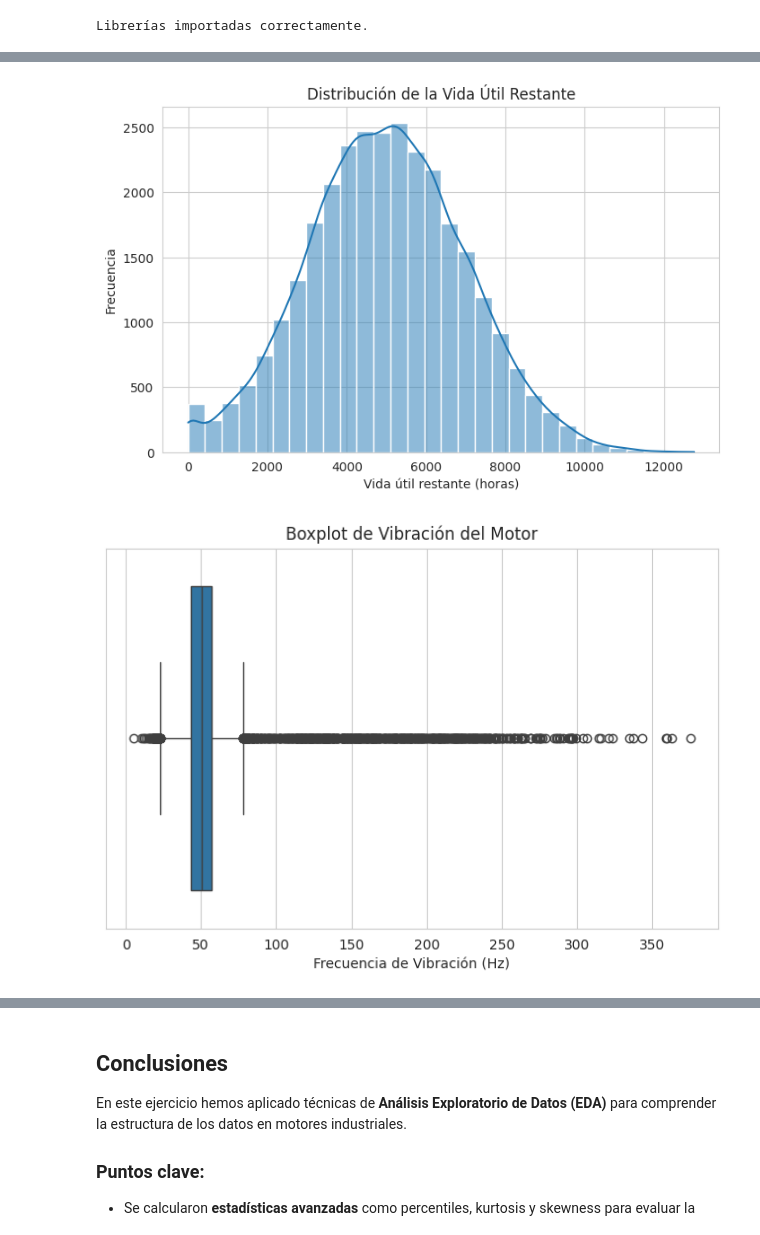
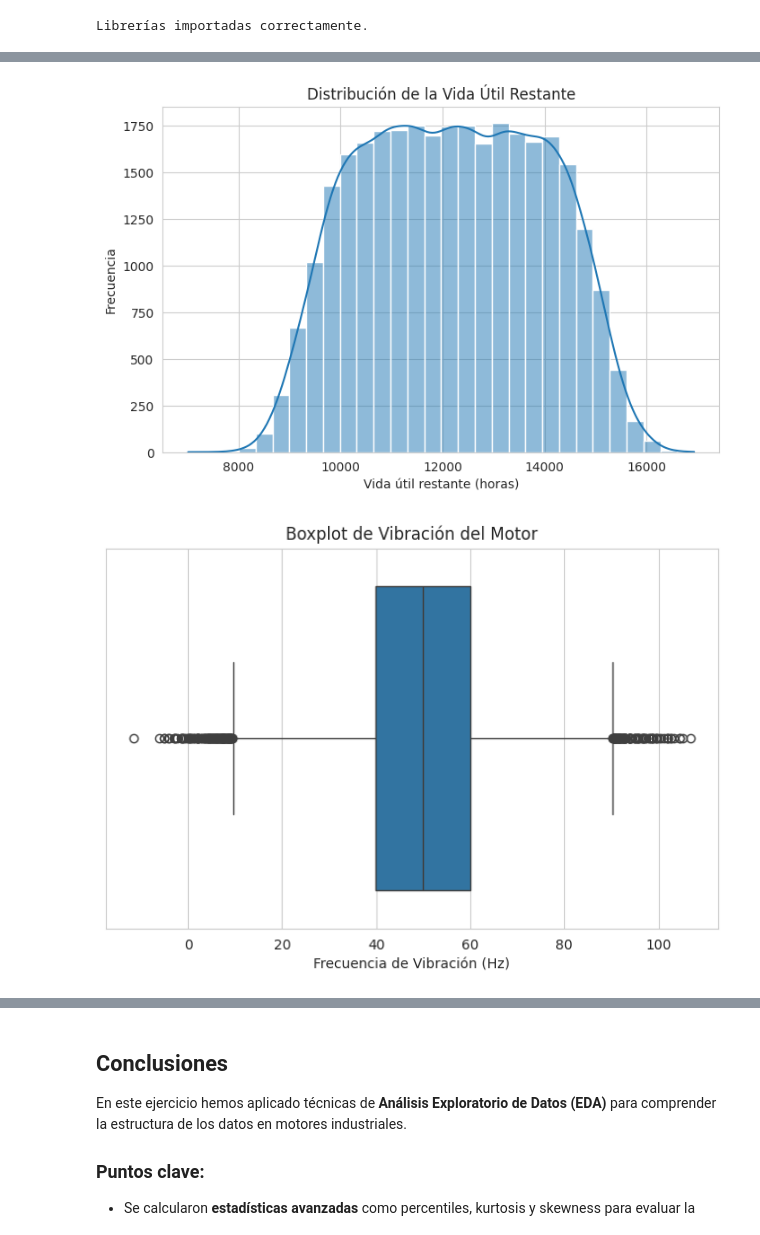
Before and after one commit to dtoralg/IE_Calidad_ML, a Jupyter notebook: Ejercicios/Modulo 2/Modulo_2_Ejercicio_4_EDA_Visualizacion_Resuelto.ipynb, the cells around one changed output, grey strips where cells are left out. Drawn from its saved outputs; the diff is of its cells as text; code cells hidden in the pictures.

```diff
--- a/Ejercicios/Modulo 2/Modulo_2_Ejercicio_4_EDA_Visualizacion_Resuelto.ipynb
+++ b/Ejercicios/Modulo 2/Modulo_2_Ejercicio_4_EDA_Visualizacion_Resuelto.ipynb
@@ -67,7 +67,7 @@ Este dataset contiene información sobre la vida útil y desempeño de motores i
 
 # Celda 2: Cargar el dataset desde GitHub
 
-url_csv = "https://raw.githubusercontent.com/dtoralg/IE_Calidad_ML/refs/heads/main/Data/control_calidad_motores_industriales.csv"
+url_csv = "https://raw.githubusercontent.com/dtoralg/IE_Calidad_ML/refs/heads/main/Data/control_calidad_motores_industriales_v2.csv"
 df = pd.read_csv(url_csv, parse_dates=["Fecha_instalación"])
 
 # Mostrar las primeras filas del dataset
@@ -109,24 +109,24 @@ Estadísticas avanzadas calculadas.
 # %%
 
 # Celda 4: Análisis de la distribución con histogramas y boxplots
 
 # Histograma de la variable Vida_util_restante
 plt.figure(figsize=(8,5))
 sns.histplot(df["Vida_util_restante"], bins=30, kde=True)
 plt.title("Distribución de la Vida Útil Restante")
 plt.xlabel("Vida útil restante (horas)")
 plt.ylabel("Frecuencia")
 plt.show()
 
 # Boxplot de la variable Vibración
 plt.figure(figsize=(8,5))
-sns.boxplot(x=df["Vibración"])
+sns.boxplot(x=df["Vibracion"])
 plt.title("Boxplot de Vibración del Motor")
 plt.xlabel("Frecuencia de Vibración (Hz)")
 plt.show()
 # %% [output]
-[figure, old version]
+[figure, new version]
-[figure, old version]
+[figure, new version]
 # %%
 
 # Celda 5: Matriz de correlación con One-Hot Encoding
```
Also changed, not shown: parts of 5 cells of this notebook.
